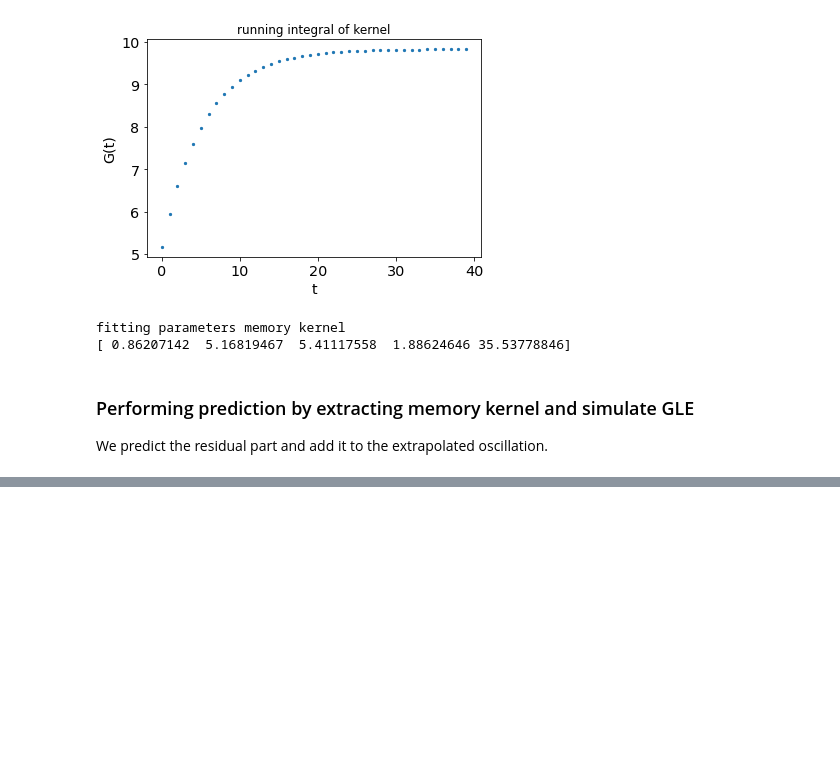
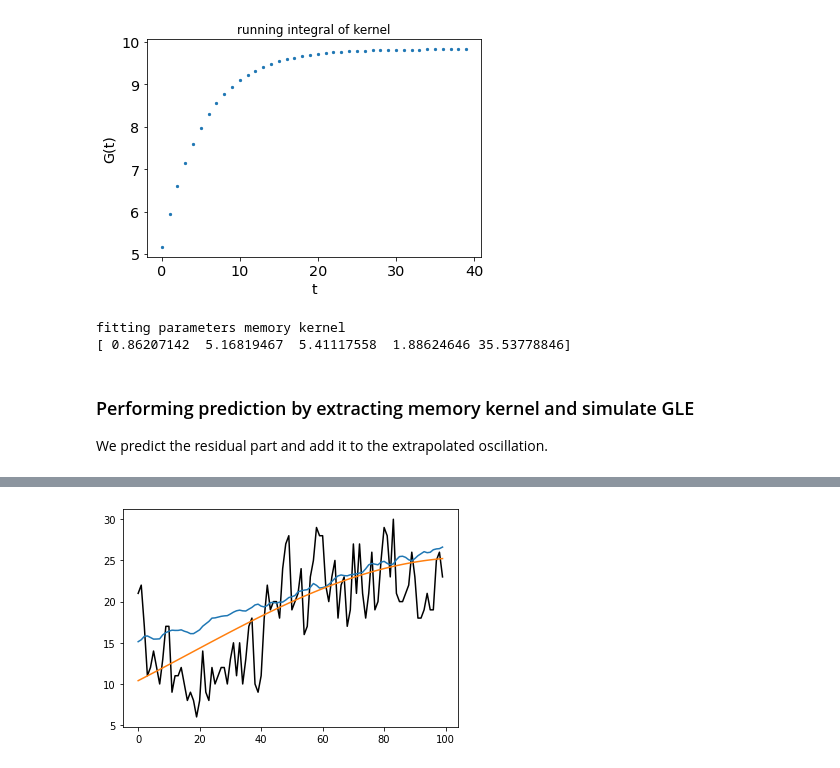
Before and after one commit to hkiefer/mempred, a Jupyter notebook: example/Example Temperature.ipynb, the cells around one changed output, grey strips where cells are left out. Saved outputs shown, nothing was run; the diff lists cells and outputs as text; code cells hidden in the pictures; blank space fills up the shorter version.

```diff
--- a/example/Example Temperature.ipynb
+++ b/example/Example Temperature.ipynb
@@ -205,0 +208,86 @@ plt.plot(pred_GLE1)
+# %%
+def squared_error(real, pred):
+    #return (np.log(real+1) - np.log(pred+1))**2
+    return (real - pred)**2
+
+def func(x, a, b, c,d):
+    return a * np.cos(2*np.pi*x/b + c) + d
+
+data = pd.read_csv('berlin.csv')
+value="maxtempC"
+
+bins = 100
+n_steps = 100
+dt=1
+mori=True
+disc=1
+n_preds=100
+cond_noise = 1
+
+detrend = True
+fit_trend_part = True
+N_trend=1
+deseasonalize = True
+N_seas=5
+fit_seas_part = False
+
+correct_fr_hist=False
+params_correct=[0.2,10]
+
+bounds = [[-10,0,0,0,0],[10,10,5,10,10]]
+p0=[1.34532968, 0.50691919, 0.71193729, 0.37436468, 5.73261103]
+
+cuts = np.linspace(len(data)*0.4,len(data)*0.9,1000).astype(int)
+cuts = np.random.choice(cuts,20)
+cuts=cuts.astype(int)
+
+error_GLE_mean = np.zeros(n_steps)
+error_bench_mean = np.zeros(n_steps)
+
+trunc =10
+i=0
+
+for cut in cuts:
+
+    real = data["maxtempC"][cut:cut+n_steps].values
+
+    t= data.index.values
+    x = data['maxtempC'].values.astype(float)
+
+    popt, pcov = curve_fit(func, t[:cut], x[:cut],p0=(1,358,0,np.mean(x)))
+    pred_bench = func(t[:cut+n_steps], *popt)[cut:cut+n_steps]
+    error_bench = squared_error(real, pred_bench)
+    error_bench_mean = error_bench_mean + error_bench
+
+
+    x_noise,x_seas,x_trend = filter_and_extrapolate_time_series(t,x,cut,n_steps,verbose=False,detrend=detrend,fit_trend_part=fit_trend_part,
+                                                                N_trend=N_trend,deseasonalize=deseasonalize,N_seas=N_seas,fit_seas_part=fit_seas_part)
+    t_noise = np.arange(len(x_noise))
+
+    predict=GLEPrediction(bins=bins,  cut = cut ,trunc=trunc, dt = dt, no_fe=False, plot_pred = False,kde_mode=True,mori=True,disc=disc,hs_pred=False)
+    kernel = predict.extractKernel_estimator([x_noise], plot_kernel =False,p0=p0,bounds=bounds,end=20,verbose=False)
+    try:
+        GLE1=predict.predictGLE([x_noise], n_steps=n_steps, n_preds = n_preds, return_full_trjs=True, zero_noise = False,cond_noise = cond_noise,correct_fr_hist=correct_fr_hist,params_correct=params_correct)
+    except:
+        GLE1=predict.predictGLE([x_noise], n_steps=n_steps, n_preds = n_preds, return_full_trjs=True, zero_noise = True,cond_noise = None)
+
+    pred_GLE1 = GLE1[2] + x_seas[cut:]
+
+    error_GLE = squared_error(real, pred_GLE1)
+    error_GLE_mean = error_GLE_mean + error_GLE
+
+    i+=1
+    print(i)
+    if i % int(len(cuts)/5) == 0:
+        print(cut)
+
+        plt.plot(real,color='k')
+        plt.plot(pred_GLE1)
+        plt.plot(pred_bench)
+
+
+    plt.show()
+
+error_GLE_mean = (error_GLE_mean/len(cuts))
+error_bench_mean = (error_bench_mean/(len(cuts)))
+# %% [output]
@@ -205,0 +299 @@ plt.plot(pred_GLE1)
+[figure, added]
```
Also changed, not shown: parts of 4 cells of this notebook, 5 other files.
